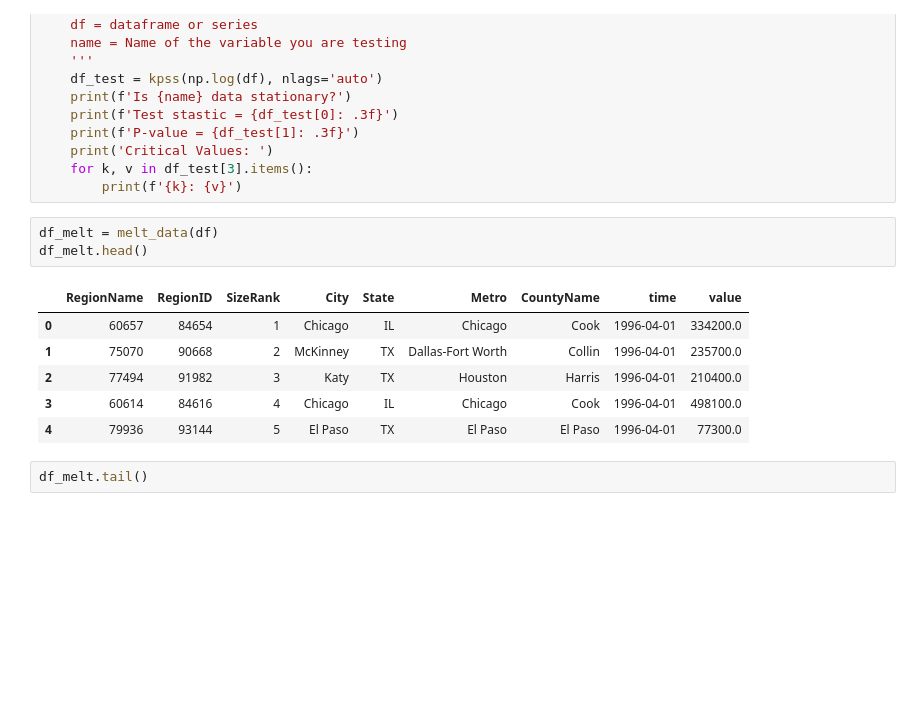
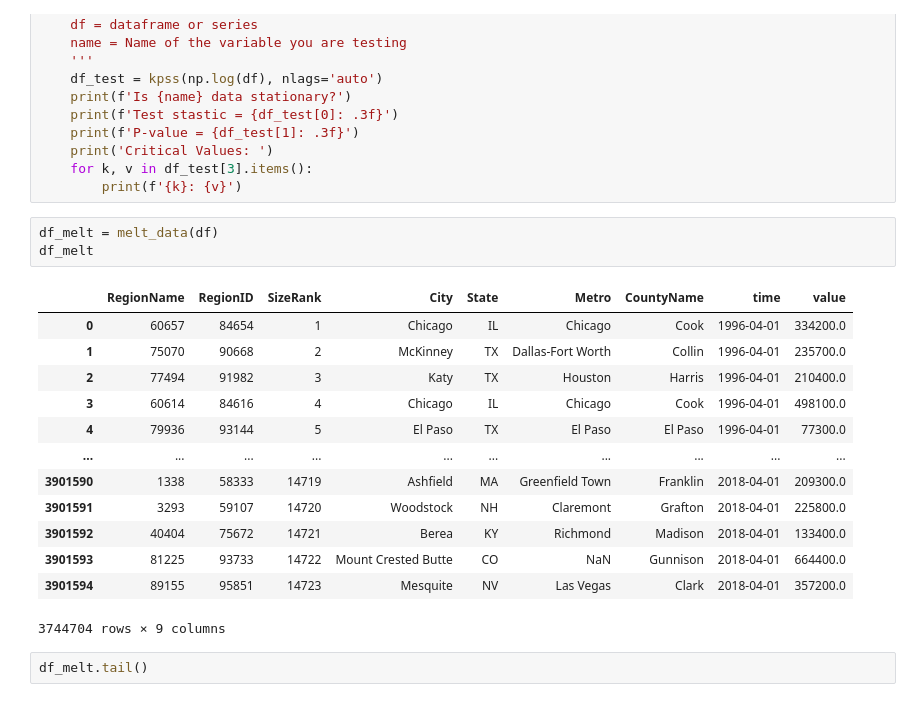
Before and after one commit to fivearm/Phase_4_Project, a Jupyter notebook: check.ipynb, the cells around one changed output. Drawn from its saved outputs; the diff is of its cells as text; blank space fills up the shorter version.

```diff
--- a/check.ipynb
+++ b/check.ipynb
@@ -221,14 +221,21 @@ def kpss_test(df, name = None):
         print(f'{k}: {v}')
 # %%
 df_melt = melt_data(df)
-df_melt.head()
+df_melt
 # %% [output]
 |  | RegionName | RegionID | SizeRank | City | State | Metro | CountyName | time | value |
 | 0 | 60657 | 84654 | 1 | Chicago | IL | Chicago | Cook | 1996-04-01 | 334200.0 |
 | 1 | 75070 | 90668 | 2 | McKinney | TX | Dallas-Fort Worth | Collin | 1996-04-01 | 235700.0 |
 | 2 | 77494 | 91982 | 3 | Katy | TX | Houston | Harris | 1996-04-01 | 210400.0 |
 | 3 | 60614 | 84616 | 4 | Chicago | IL | Chicago | Cook | 1996-04-01 | 498100.0 |
 | 4 | 79936 | 93144 | 5 | El Paso | TX | El Paso | El Paso | 1996-04-01 | 77300.0 |
+| ... | ... | ... | ... | ... | ... | ... | ... | ... | ... |
+| 3901590 | 1338 | 58333 | 14719 | Ashfield | MA | Greenfield Town | Franklin | 2018-04-01 | 209300.0 |
+| 3901591 | 3293 | 59107 | 14720 | Woodstock | NH | Claremont | Grafton | 2018-04-01 | 225800.0 |
+| 3901592 | 40404 | 75672 | 14721 | Berea | KY | Richmond | Madison | 2018-04-01 | 133400.0 |
+| 3901593 | 81225 | 93733 | 14722 | Mount Crested Butte | CO | NaN | Gunnison | 2018-04-01 | 664400.0 |
+| 3901594 | 89155 | 95851 | 14723 | Mesquite | NV | Las Vegas | Clark | 2018-04-01 | 357200.0 |
+3744704 rows × 9 columns
 # %%
 df_melt.tail()
 # %% [output]
```
Also changed, not shown: 2 other files.
